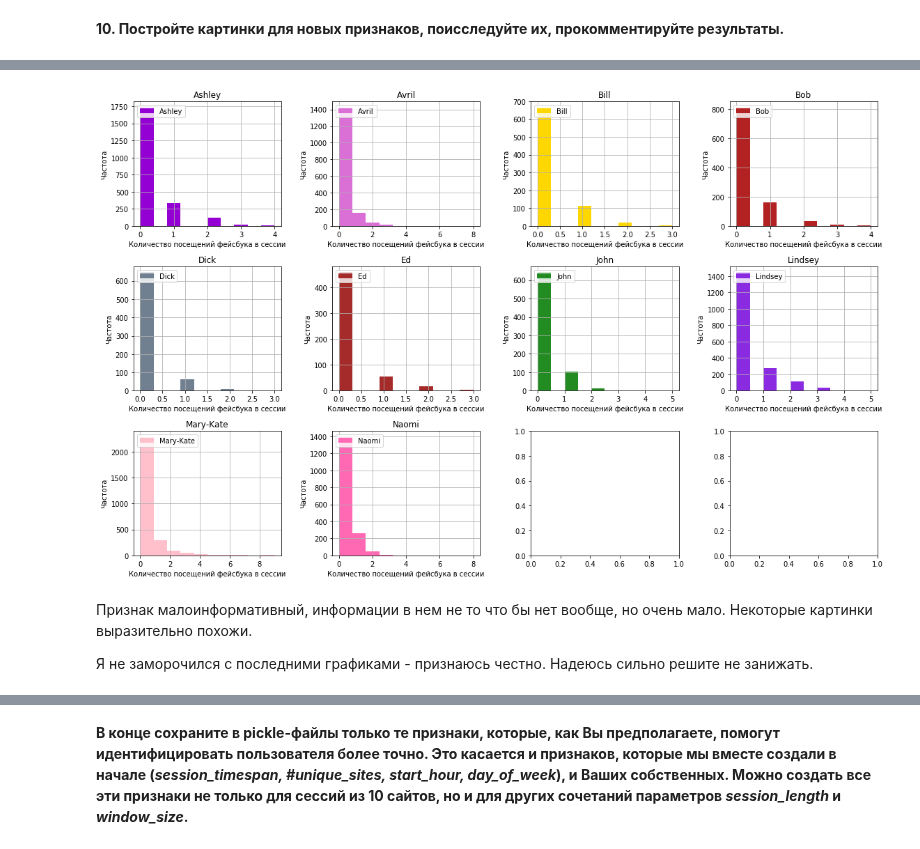
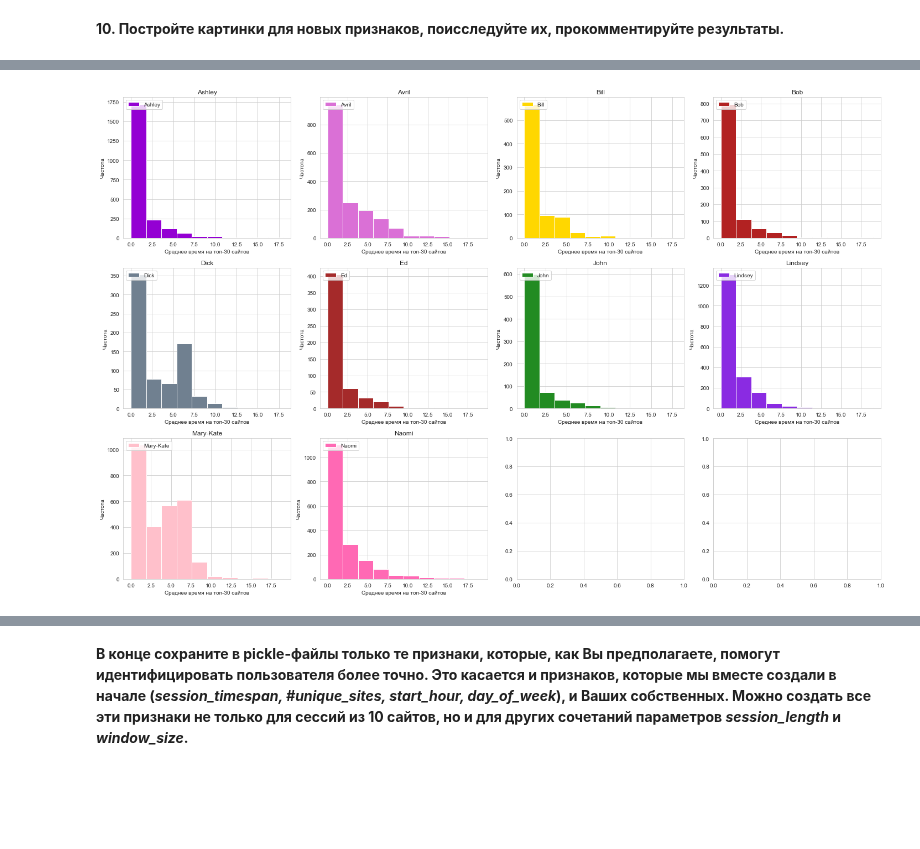
Before and after one commit to dmitrymoshkin/MFTI_Yandex_DA_specialisation, a Jupyter notebook: 6 course/week3_visual_analysis_and_fe.ipynb, the cells around one changed output, grey strips where cells are left out. Cells and saved outputs as stored; diff of their text form; code cells hidden in the pictures; blank space fills up the shorter version.

```diff
--- a/6 course/week3_visual_analysis_and_fe.ipynb
+++ b/6 course/week3_visual_analysis_and_fe.ipynb
@@ -344,15 +352,15 @@ plot.set_xticklabels(x);
 **7. Постройте гистограммы распределения дня недели, в который началась сессия (*day_of_week*) для каждого из 10 пользователей по отдельности. Используйте *subplots*, чтоб разместить все 10 картинок на одной большой. Измените метки по оси *X* на ['Пн', 'Вт', 'Ср', 'Чт', 'Пт', 'Сб', 'Вс'] – метод *set_xticklabels*. Пометьте легендой каждую картинку, на легенде должно быть написано имя пользователя. Для каждого пользователя раскрасьте гистограмму его/ее цветом (*color_dic*). Подпишите по-русски название каждой из 10 гистограмм.**
 # %%
 x = [0, 'Пн', 'Вт', 'Ср', 'Чт', 'Пт', 'Сб', 'Вс']
-cm = plt.cm.get_cmap('Set3')
-fig, axes = plt.subplots(nrows=3, ncols=4, figsize=(16, 10))
+bins = np.arange(train_data_10users['day_of_week'][train_data_10users.target == user_name].min(),
+                 train_data_10users['day_of_week'][train_data_10users.target == user_name].max(), 1)
+fig, axes = plt.subplots(nrows=3, ncols=4, figsize=(20, 18))
 for idx, user_name in enumerate(np.unique(train_data_10users.target.values)):
     plot = train_data_10users['day_of_week'][train_data_10users.target == user_name].hist(
-        ax=axes[idx // 4, idx % 4], color=cm(idx))
+        ax=axes[idx // 4, idx % 4], color=color_dic[user_name], bins=bins)
     plot.set_xlabel('День начала сессии')
     plot.set_ylabel('Частота')
     plot.set_title(user_name)
     plot.legend((user_name,), loc="upper left")
     plot.set_xticklabels(x);
-plt.tight_layout()
 # %% [output]
@@ -447,8 +464,8 @@ plt.xticks(rotation='80', ha='right');
 # %%
 def feature_engineering(path_to_csv_files=PATH_TO_DATA, sample_name='10users',
-                        features=['top30_av_time', 'facebook_coun'], new_only=True, session_length=10, window_size=10):
+                        new_only=True, session_length=10, window_size=10):
     '''
-    features - list only
+    features - list
     '''
 
     with open(os.path.join(PATH_TO_DATA, 'site_freq_{}.pkl'.format(sample_name)), 'rb') as f:
@@ -464,24 +481,40 @@ def feature_engineering(path_to_csv_files=PATH_TO_DATA, sample_name='10users',
     session_length = 10
     avgtime = []
     avgtimefeature = []
-    facebookcounter = 0
+    facebookflag = 0
     facebookfeature = []
+    maillist = []
+    mailflag = 0
+    youtubelist = []
+    youtubeflag = 0
 
     for raw in tqdm_notebook(frame.values):
         for idx, timegap in zip(raw[: session_length-1], raw[session_length : 2*session_length-1]):
             if idx in top30 and timegap < 20:
                 avgtime.append(timegap)
             if idx == 5:
-                facebookcounter += 1
+                facebookflag = 1
+            if idx == 4:
+                mailflag = 1
+            if idx == 1:
+                youtubeflag = 1
+
         avgtimefeature.append(np.mean(avgtime))
         avgtime = []
-        facebookfeature.append(facebookcounter)
-        facebookcounter = 0
+        facebookfeature.append(facebookflag)
+        facebookflag = 0
+        maillist.append(mailflag)
+        mailflag = 0
+        youtubelist.append(youtubeflag)
+        youtubeflag = 0
     avgtimefeature = np.round(np.nan_to_num(avgtimefeature), 2)
 
 
+    frame['mail'] = maillist
+    frame['facebook'] = facebookfeature
     frame['top30_av_time'] = avgtimefeature
-    frame['facebook_coun'] = facebookfeature
+    frame['youtube'] = youtubelist
+
 
 #     move target label to the end
 
@@ -518,18 +575,13 @@ new_features_10users['target'] = new_features_10users['target'].map(id_name_dict
 # %%
 cm = plt.cm.get_cmap('binary')
-fig, axes = plt.subplots(nrows=3, ncols=4, figsize=(16, 10))
+fig, axes = plt.subplots(nrows=3, ncols=4, figsize=(20, 13))
 for idx, user_name in enumerate(np.unique(new_features_10users.target.values)):
-    plot = new_features_10users['facebook_coun'][new_features_10users.target == user_name].hist(
+    plot = new_features_10users['top30_av_time'][new_features_10users.target == user_name].hist(
         ax=axes[idx // 4, idx % 4], color=color_dic[user_name])
-    plot.set_xlabel('Количество посещений фейсбука в сессии')
+    plot.set_xlabel('Среднее время на топ-30 сайтов')
     plot.set_ylabel('Частота')
     plot.set_title(user_name)
     plot.legend((user_name,), loc="upper left")
 plt.tight_layout()
 # %% [output]
-[figure, old version]
+[figure, new version]
-# %% [markdown]
-Признак малоинформативный, информации в нем не то что бы нет вообще, но очень мало.
-Некоторые картинки выразительно похожи.
-
-Я не заморочился с последними графиками - признаюсь честно. Надеюсь сильно решите не занижать.
```
Also changed, not shown: parts of 23 cells of this notebook, 6 other files.
